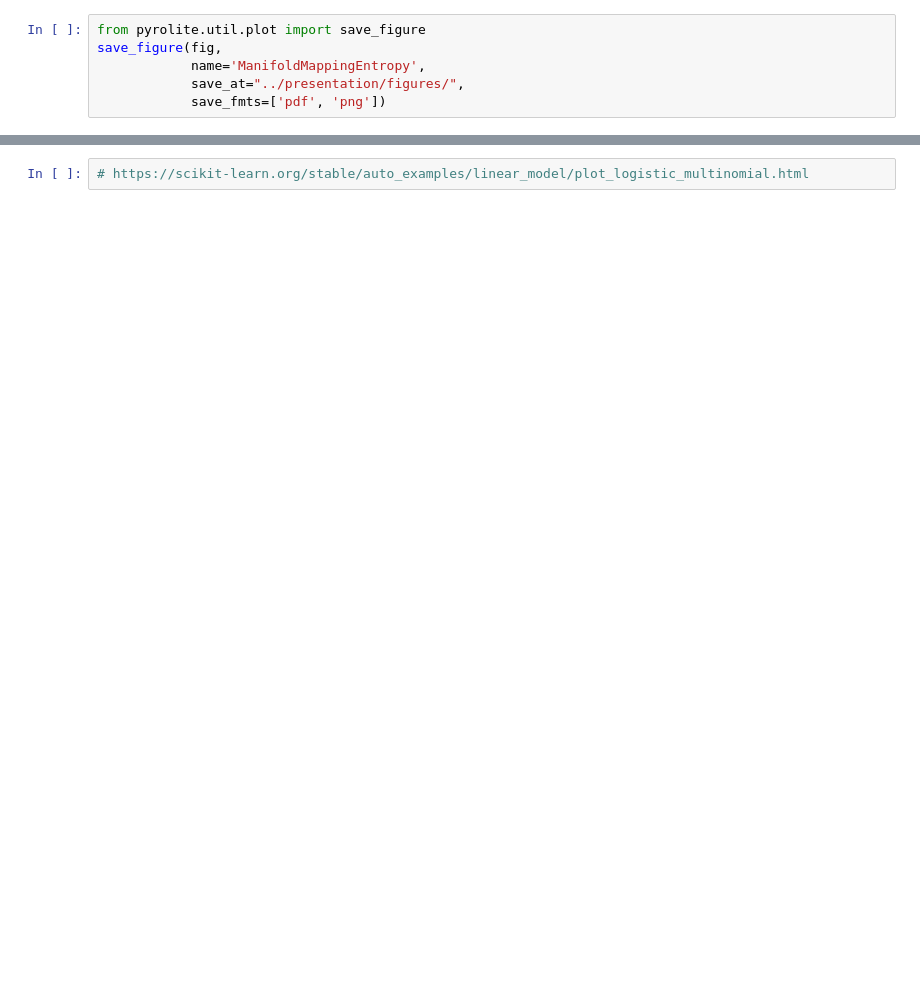
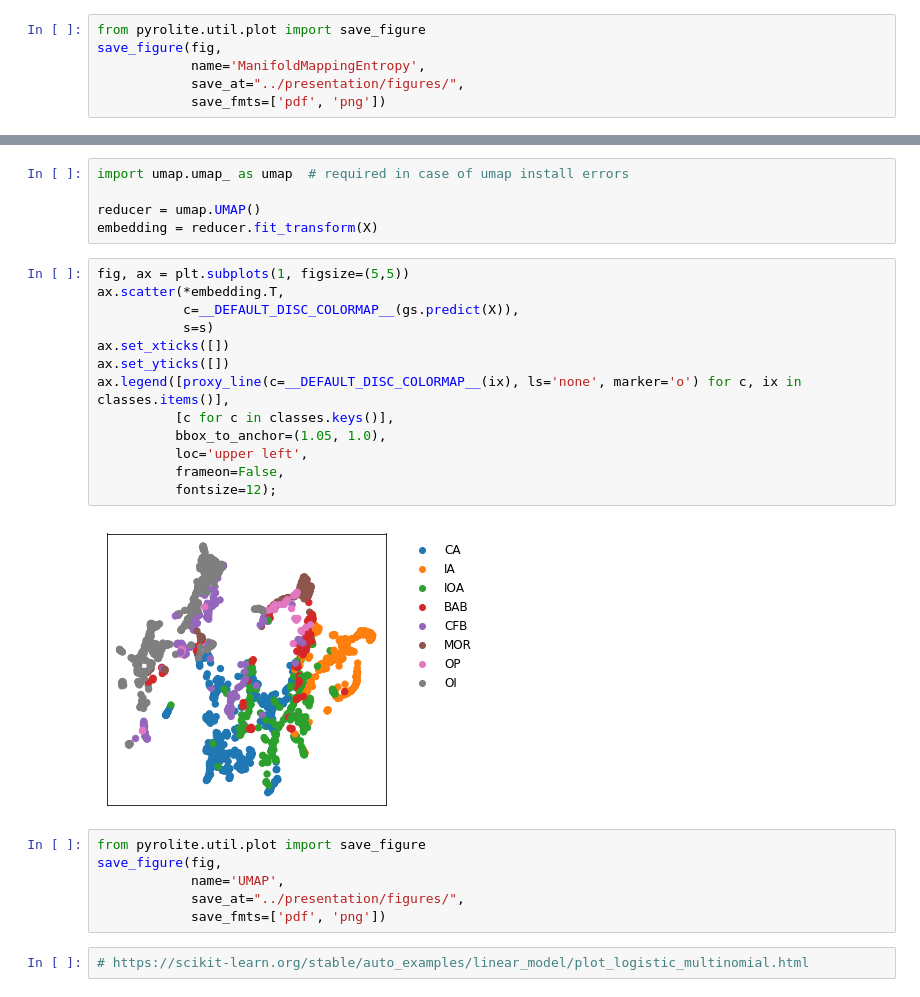
Before and after one commit to morganjwilliams/aegc2019, a Jupyter notebook: notebooks/4_Vis_Manifolds.ipynb, the cells around one changed output, grey strips where cells are left out. Saved outputs shown, nothing was run; the diff lists cells and outputs as text; blank space fills up the shorter version.

```diff
--- a/notebooks/4_Vis_Manifolds.ipynb
+++ b/notebooks/4_Vis_Manifolds.ipynb
@@ -56,2 +73,28 @@ save_figure(fig,
+# %%
+import umap.umap_ as umap  # required in case of umap install errors
+
+reducer = umap.UMAP()
+embedding = reducer.fit_transform(X)
+# %%
+fig, ax = plt.subplots(1, figsize=(5,5))
+ax.scatter(*embedding.T,
+           c=__DEFAULT_DISC_COLORMAP__(gs.predict(X)),
+           s=s)
+ax.set_xticks([])
+ax.set_yticks([])
+ax.legend([proxy_line(c=__DEFAULT_DISC_COLORMAP__(ix), ls='none', marker='o') for c, ix in classes.items()],
+          [c for c in classes.keys()],
+          bbox_to_anchor=(1.05, 1.0),
+          loc='upper left',
+          frameon=False,
+          fontsize=12);
+# %% [output]
+[figure, added]
+# %%
+from pyrolite.util.plot import save_figure
+save_figure(fig,
+            name='UMAP',
+            save_at="../presentation/figures/",
+            save_fmts=['pdf', 'png'])
 # %%
 # https://scikit-learn.org/stable/auto_examples/linear_model/plot_logistic_multinomial.html
```
Also changed, not shown: parts of 5 cells of this notebook, 7 other files.
